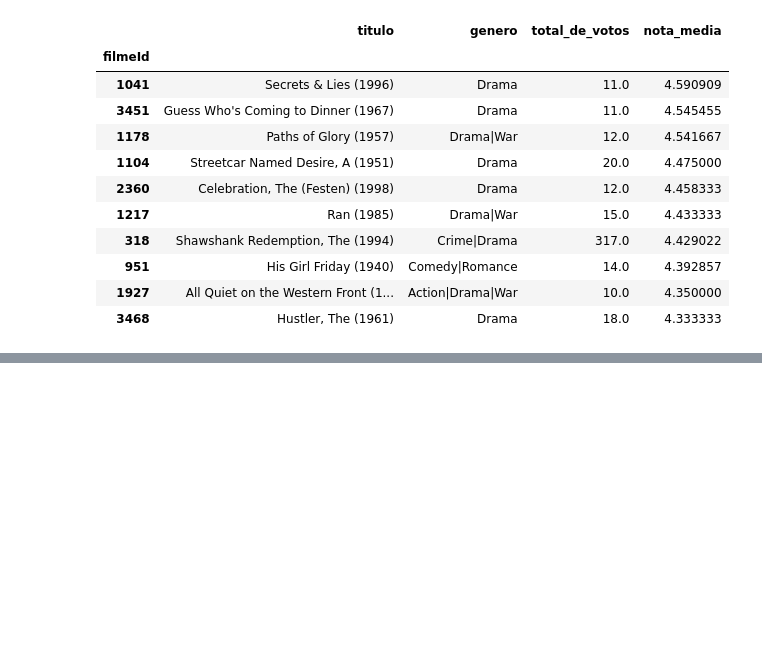
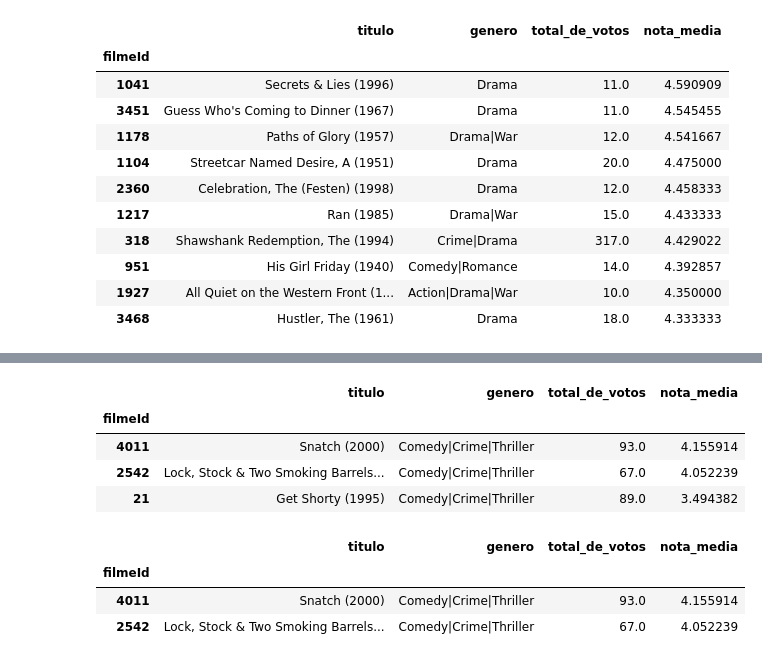
Before and after one commit to daianeklein/cursos-bootcamps, a Jupyter notebook: Alura_v2/Sistema-Recomendacao/SistemaRecomendacao.ipynb, the cells around one changed output, grey strips where cells are left out. Saved outputs shown, nothing was run; the diff lists cells and outputs as text; code cells hidden in the pictures; blank space fills up the shorter version.

```diff
--- a/Alura_v2/Sistema-Recomendacao/SistemaRecomendacao.ipynb
+++ b/Alura_v2/Sistema-Recomendacao/SistemaRecomendacao.ipynb
@@ -187,0 +202,17 @@ filmes_com_mais_de_50_votos.sort_values(by='nota_media', ascending = False).head
+# %%
+comedy_crime_thriller = filmes_com_mais_de_50_votos.query("genero=='Comedy|Crime|Thriller'").sort_values(by='nota_media', ascending = False).head(10)
+
+comedy_crime_thriller
+# %% [output]
+|  | titulo | genero | total_de_votos | nota_media |
+| filmeId |  |  |  |  |
+| 4011 | Snatch (2000) | Comedy|Crime|Thriller | 93.0 | 4.155914 |
+| 2542 | Lock, Stock & Two Smoking Barrels... | Comedy|Crime|Thriller | 67.0 | 4.052239 |
+| 21 | Get Shorty (1995) | Comedy|Crime|Thriller | 89.0 | 3.494382 |
+# %%
+comedy_crime_thriller.drop(eu_assisti, errors='ignore').sort_values(by='nota_media', ascending = False).head(10)
+# %% [output]
+|  | titulo | genero | total_de_votos | nota_media |
+| filmeId |  |  |  |  |
+| 4011 | Snatch (2000) | Comedy|Crime|Thriller | 93.0 | 4.155914 |
+| 2542 | Lock, Stock & Two Smoking Barrels... | Comedy|Crime|Thriller | 67.0 | 4.052239 |
```
Also changed, not shown: parts of 2 cells of this notebook.
